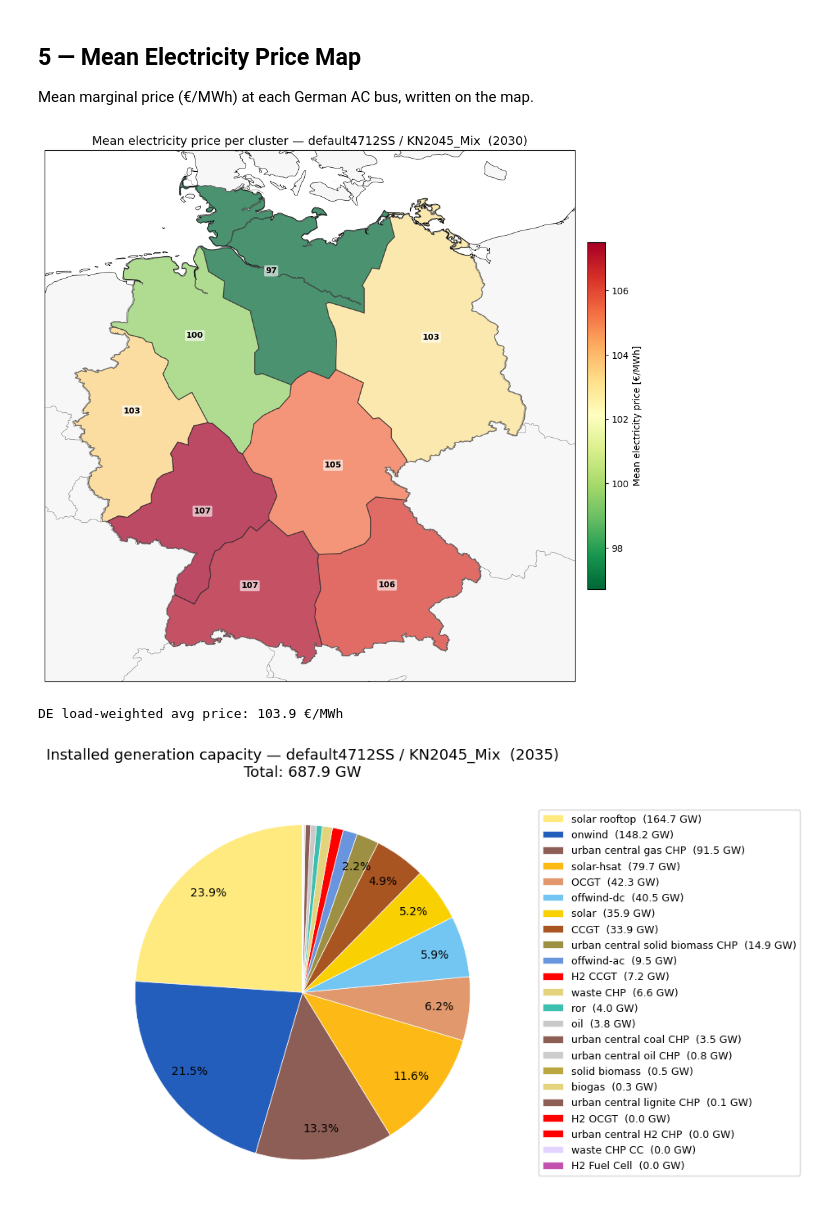
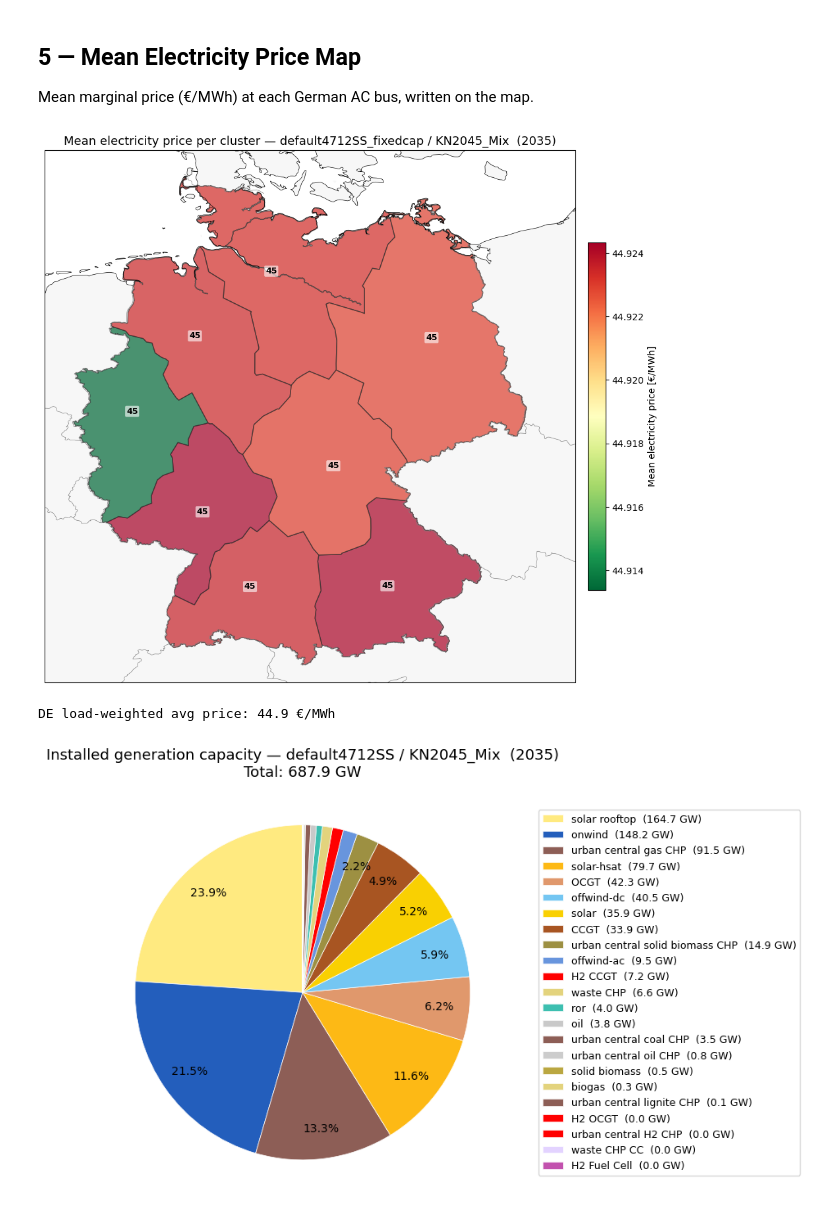
Before and after one commit to FiBe-ie2s/pypsa-de, a Jupyter notebook: thesis/analysis.ipynb, the cells around one changed output. Cells and saved outputs as stored; diff of their text form; code cells hidden in the pictures.

```diff
--- a/thesis/analysis.ipynb
+++ b/thesis/analysis.ipynb
@@ -126,9 +124,9 @@ def load(path):
 #nw_default_2035 = load(ROOT / r"results\default4712SS\KN2045_Mix\networks\base_s_27__none_2035.nc")
 #nw_default_2030 = load(ROOT / r"results\default4712SS\KN2045_Mix\networks\base_s_27__none_2030.nc")
 #nw_test_fixedcap_2035 = load(ROOT / r"results\test02_fixedcap\KN2045_Mix\networks\base_s_27__none_2035_op.nc")
-#nw_fixedcap_2035 = load(ROOT / r"results\default4712SS_fixedcap\KN2045_Mix\networks\base_s_27__none_2035_op.nc")
+nw_fixedcap_2035 = load(ROOT / r"results\default4712SS_fixedcap\KN2045_Mix\networks\base_s_27__none_2035_op.nc")
 #nw_test02_custom_map_2035 = load(ROOT / r"results\test02_custom_map\KN2045_Mix\networks\base_s_27__none_2035.nc")
-nw_default8760 = load(ROOT / r"results\default8760SS\KN2045_Mix\networks\base_s_27__none_2035.nc")
+#nw_default8760 = load(ROOT / r"results\default8760SS\KN2045_Mix\networks\base_s_27__none_2035.nc")
 
 #nw_ariadne = load(ROOT / r"results\ariadne_technologiemix\base_s_49_lvopt__none_2035.nc")
 # %% [output]
@@ -424,20 +407,20 @@ time window. Each network is drawn in a single colour, one thin line per DE node
 # %%
 # ── German nodal electricity prices — compare several networks ──
 # bundles to overlay. Each network -> one colour, one thin line per German node.
-selected = [nw_default8760, nw_default_2035]   # <- networks to compare #, nw_fixedcap_2035, nw_test_fixedcap_2035, nw_test02_custom_map_2035, nw_ariadne
+selected = [nw_default_2035, nw_fixedcap_2035]   # <- networks to compare #, nw_fixedcap_2035, nw_test_fixedcap_2035, nw_test02_custom_map_2035, nw_ariadne, nw_default8760
 
 # ── External DAM price series from KIT agent-based model ──────
 # CSV with 360 hourly DE-LU price series for 2035 (8760 hours).
 # Add column names to this list to overlay them on the plot.
 dam_csv = ROOT / "thesis" / "DE_LU_2035_360prices.csv"
-dam_series_to_plot = []   #"FP_weight169_WS21" <- pick columns from CSV to plot
+dam_series_to_plot = ["FP_weight169_WS21"]   #"FP_weight169_WS21" <- pick columns from CSV to plot
 
 # Time window, given in the REF_YEAR calendar below (set both to None for full year).
 # Networks from different planning horizons are normalised onto REF_YEAR so their
 # curves line up on the same axis (month/day/hour are preserved).
 REF_YEAR = 2035
-T_START =None# "2035-07-01"
-T_END   =None # "2035-07-14"
+T_START ="2035-07-01"
+T_END   ="2035-07-14"
 
 fig, ax = plt.subplots(figsize=(16, 6))
 palette = plt.cm.tab10.colors
@@ -621,7 +604,7 @@ plt.show()
 ## 5 — Mean Electricity Price Map
 Mean marginal price (€/MWh) at each German AC bus, written on the map.
 # %%
-analyzed_nw = nw_default_2030        # <- pick the network to analyse in this cell
+analyzed_nw = nw_fixedcap_2035 #nw_default_2030        # <- pick the network to analyse in this cell
 globals().update(analyzed_nw)
 
 # Weighted-average marginal price per bus (weighted by snapshot hours)
@@ -646,35 +629,35 @@ for _, row in de_regions.iterrows():
         edgecolor="#333333", linewidth=1.0, alpha=0.7, zorder=1,
     )
 
 # Colorbar via ScalarMappable
 sm = plt.cm.ScalarMappable(cmap=cmap_p, norm=norm_p)
 sm.set_array([])
 cbar = plt.colorbar(sm, ax=ax, shrink=0.45, pad=0.02)
 cbar.set_label("Mean electricity price [€/MWh]")
 
 # ── Annotate each cluster with its price ──────────────────────
 for bus in de_buses:
     bx, by = proj.transform_point(
         ac_buses.loc[bus, "x"], ac_buses.loc[bus, "y"], ccrs.PlateCarree()
     )
     ax.annotate(
         f"{mean_price[bus]:.0f}",
         xy=(bx, by), fontsize=9, fontweight="bold",
         ha="center", va="center",
         color="k",
         bbox=dict(boxstyle="round,pad=0.15", fc="white", ec="none", alpha=0.6),
         zorder=5,
     )
 
 ax.set_title(f"Mean electricity price per cluster — {TITLE}", fontsize=13)
 plt.tight_layout()
 plt.show()
 
 print(f"\nDE load-weighted avg price: "
       f"{(mean_price * load_per_bus.reindex(de_buses, fill_value=0)).sum() / load_per_bus.sum():.1f} €/MWh")
 # %% [output]
-[figure, old version]
+[figure, new version]
-DE load-weighted avg price: 103.9 €/MWh
+DE load-weighted avg price: 44.9 €/MWh
 # %%
 # %% [output]
 [figure]
```
Also changed, not shown: parts of 5 cells of this notebook, 1 other file.
